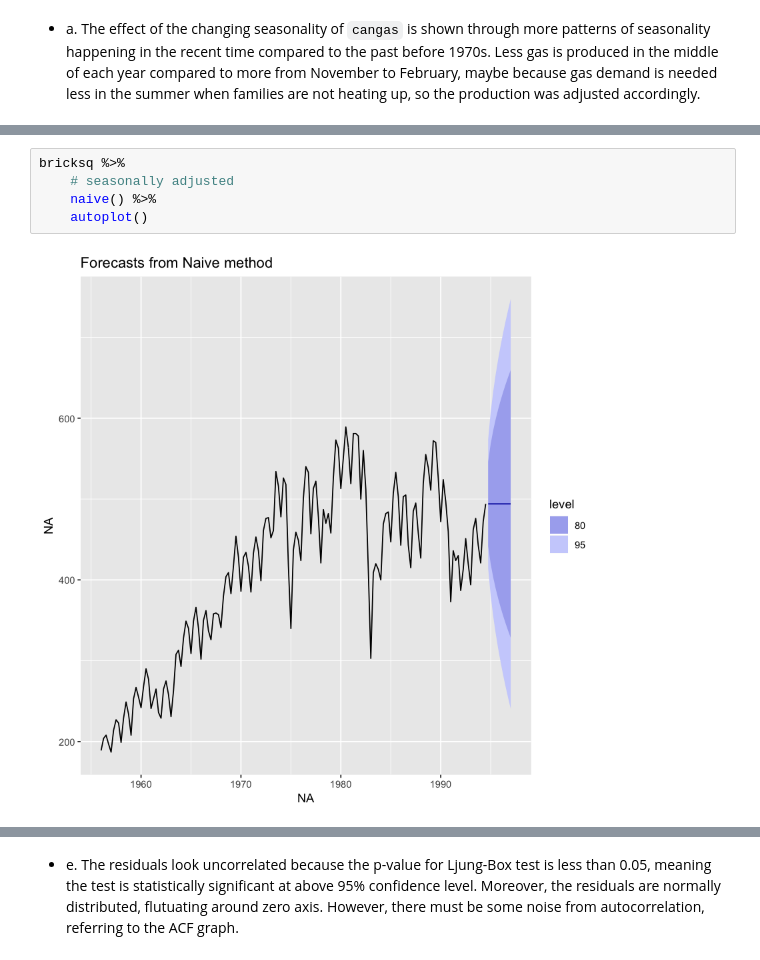
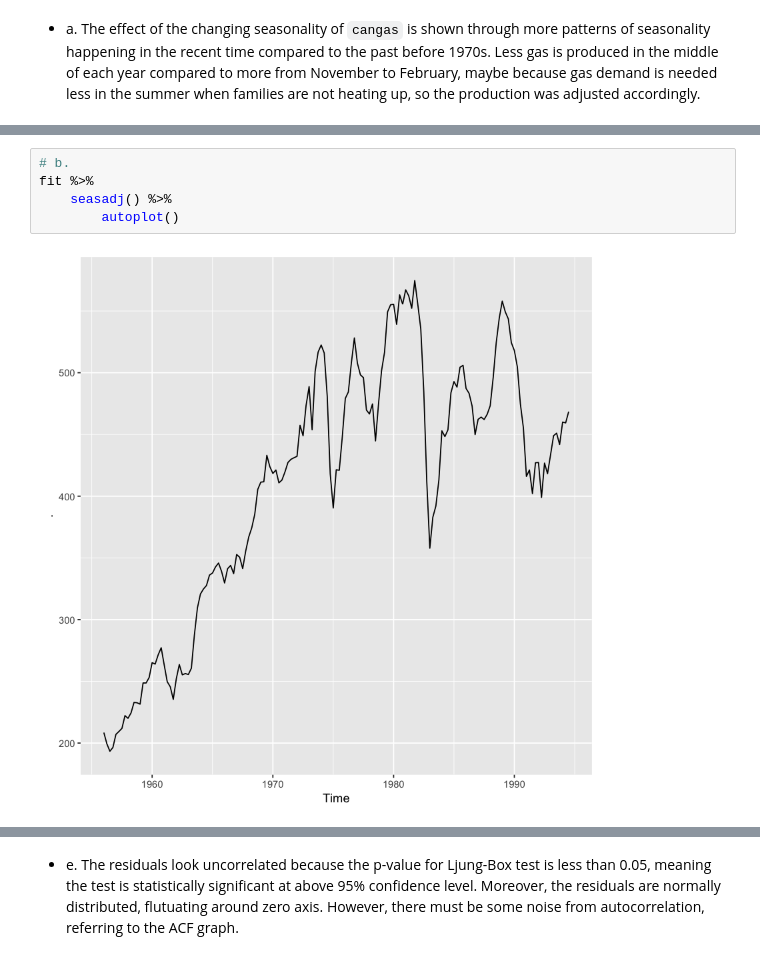
Before and after one commit to sherrytp/bc_f19_econ, a Jupyter notebook: Forecasting/ProbSet3_TIAN.ipynb, the cells around one changed output, grey strips where cells are left out. Drawn from its saved outputs; the diff is of its cells as text.

```diff
--- a/Forecasting/ProbSet3_TIAN.ipynb
+++ b/Forecasting/ProbSet3_TIAN.ipynb
@@ -143,9 +152,9 @@ bricksq %>%
 # %% [output]
 [figure]
-# %%
-bricksq %>%
-    # seasonally adjusted
-    naive() %>%
-    autoplot()
-# %% [output]
-[figure, removed]
+# %%
+# b.
+fit %>%
+    seasadj() %>%
+        autoplot()
+# %% [output]
+[figure, added]
```
Also changed, not shown: parts of 10 cells of this notebook.
